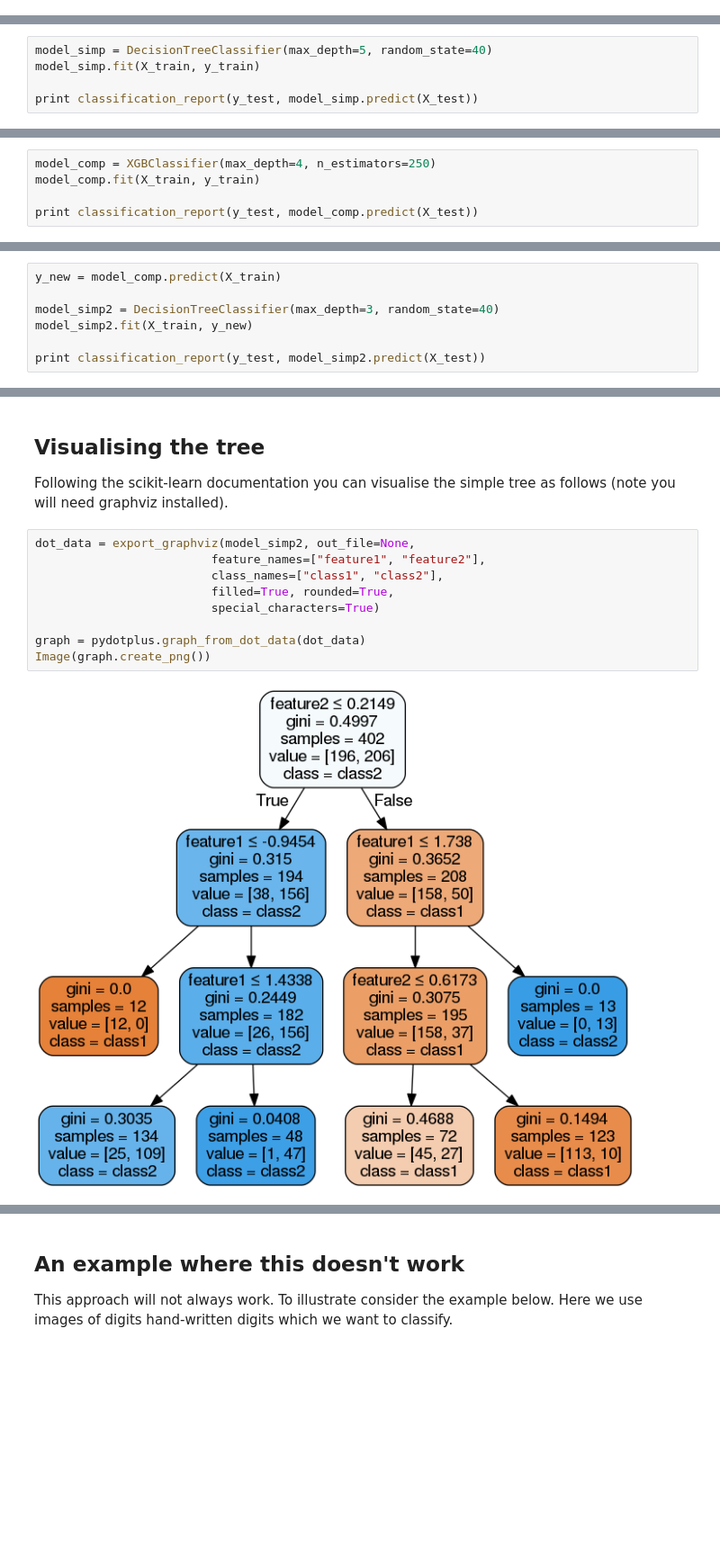
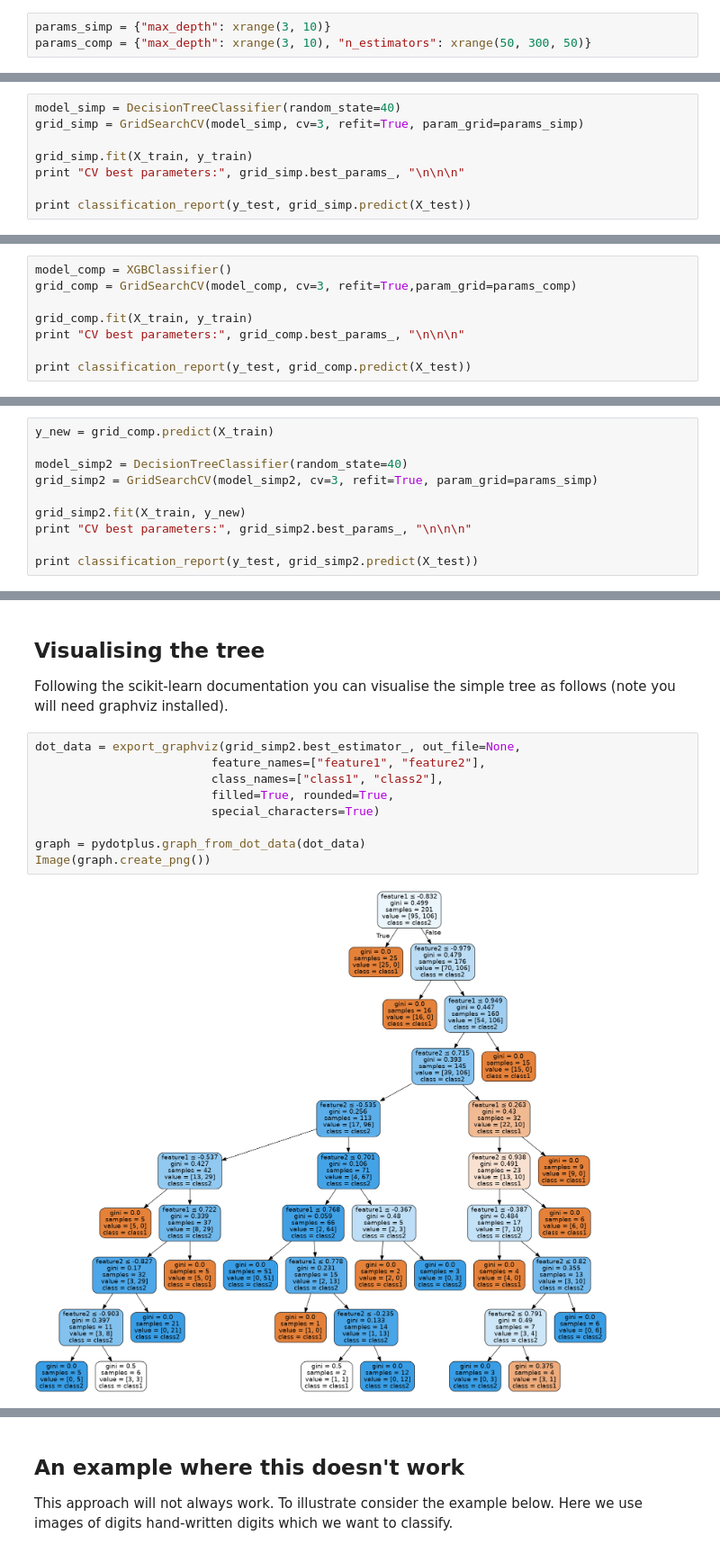
Before and after one commit to jjfallon/trees-to-tree, a Jupyter notebook: trees-to-tree.ipynb, the cells around one changed output, grey strips where cells are left out. Shown at 90% size. Drawn from its saved outputs; the diff is of its cells as text; blank space fills up the shorter version.

```diff
--- a/trees-to-tree.ipynb
+++ b/trees-to-tree.ipynb
@@ -50,8 +60,14 @@ X_train, X_test, y_train, y_test = train_test_split(X, y, test_size=0.33, random
+# %%
+params_simp = {"max_depth": xrange(3, 10)}
+params_comp = {"max_depth": xrange(3, 10), "n_estimators": xrange(50, 300, 50)}
 # %% [markdown]
 A simple model can be fitted to the data and the model evaluated on the test data. Decision trees are ideal here as they are easy to interpret and can produce non-linear decision boundaries.
 # %%
-model_simp = DecisionTreeClassifier(max_depth=5, random_state=40)
-model_simp.fit(X_train, y_train)
+model_simp = DecisionTreeClassifier(random_state=40)
+grid_simp = GridSearchCV(model_simp, cv=3, refit=True, param_grid=params_simp)
 
-print classification_report(y_test, model_simp.predict(X_test))
+grid_simp.fit(X_train, y_train)
+print "CV best parameters:", grid_simp.best_params_, "\n\n\n"
+
+print classification_report(y_test, grid_simp.predict(X_test))
 # %% [output]
@@ -66,6 +86,9 @@ Fitting a more complex model results in smaller classification errors. Here a gr
 # %%
-model_comp = XGBClassifier(max_depth=4, n_estimators=250)
-model_comp.fit(X_train, y_train)
+model_comp = XGBClassifier()
+grid_comp = GridSearchCV(model_comp, cv=3, refit=True,param_grid=params_comp)
 
-print classification_report(y_test, model_comp.predict(X_test))
+grid_comp.fit(X_train, y_train)
+print "CV best parameters:", grid_comp.best_params_, "\n\n\n"
+
+print classification_report(y_test, grid_comp.predict(X_test))
 # %% [output]
@@ -80,8 +109,11 @@ The approach of Domingos is based on using the complex model to generate a new d
 # %%
-y_new = model_comp.predict(X_train)
+y_new = grid_comp.predict(X_train)
 
-model_simp2 = DecisionTreeClassifier(max_depth=3, random_state=40)
-model_simp2.fit(X_train, y_new)
+model_simp2 = DecisionTreeClassifier(random_state=40)
+grid_simp2 = GridSearchCV(model_simp2, cv=3, refit=True, param_grid=params_simp)
 
-print classification_report(y_test, model_simp2.predict(X_test))
+grid_simp2.fit(X_train, y_new)
+print "CV best parameters:", grid_simp2.best_params_, "\n\n\n"
+
+print classification_report(y_test, grid_simp2.predict(X_test))
 # %% [output]
@@ -178,13 +224,13 @@ A (not brilliant) analogy would be to consider two golders: one a golf pro and o
 
 Following the scikit-learn documentation you can visualise the simple tree as follows (note you will need graphviz installed).
 # %%
-dot_data = export_graphviz(model_simp2, out_file=None,
+dot_data = export_graphviz(grid_simp2.best_estimator_, out_file=None,
                          feature_names=["feature1", "feature2"],
                          class_names=["class1", "class2"],
                          filled=True, rounded=True,
                          special_characters=True)
 
 graph = pydotplus.graph_from_dot_data(dot_data)
 Image(graph.create_png())
 # %% [output]
-[figure, old version]
+[figure, new version]
```
Also changed, not shown: parts of 21 cells of this notebook.
